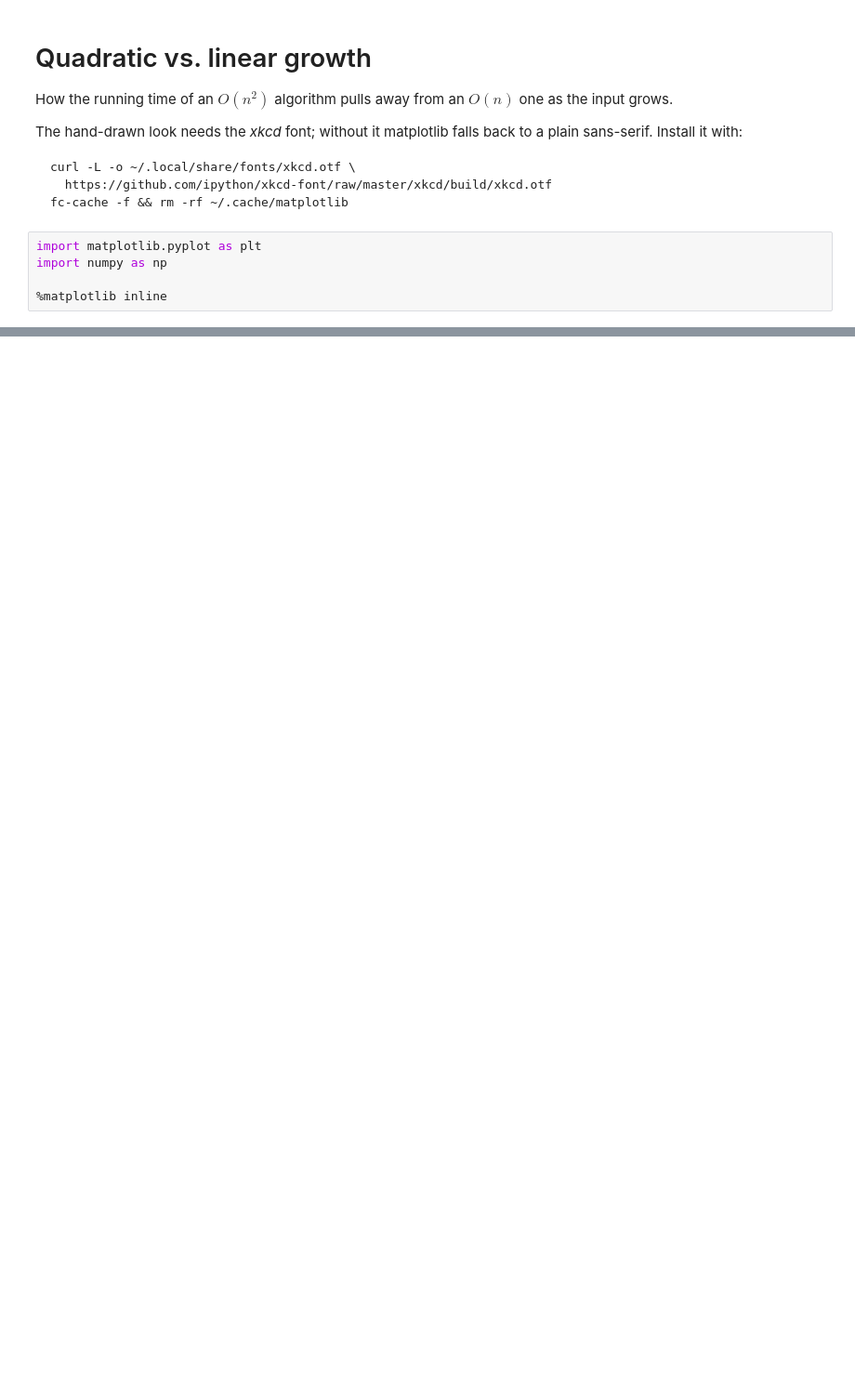
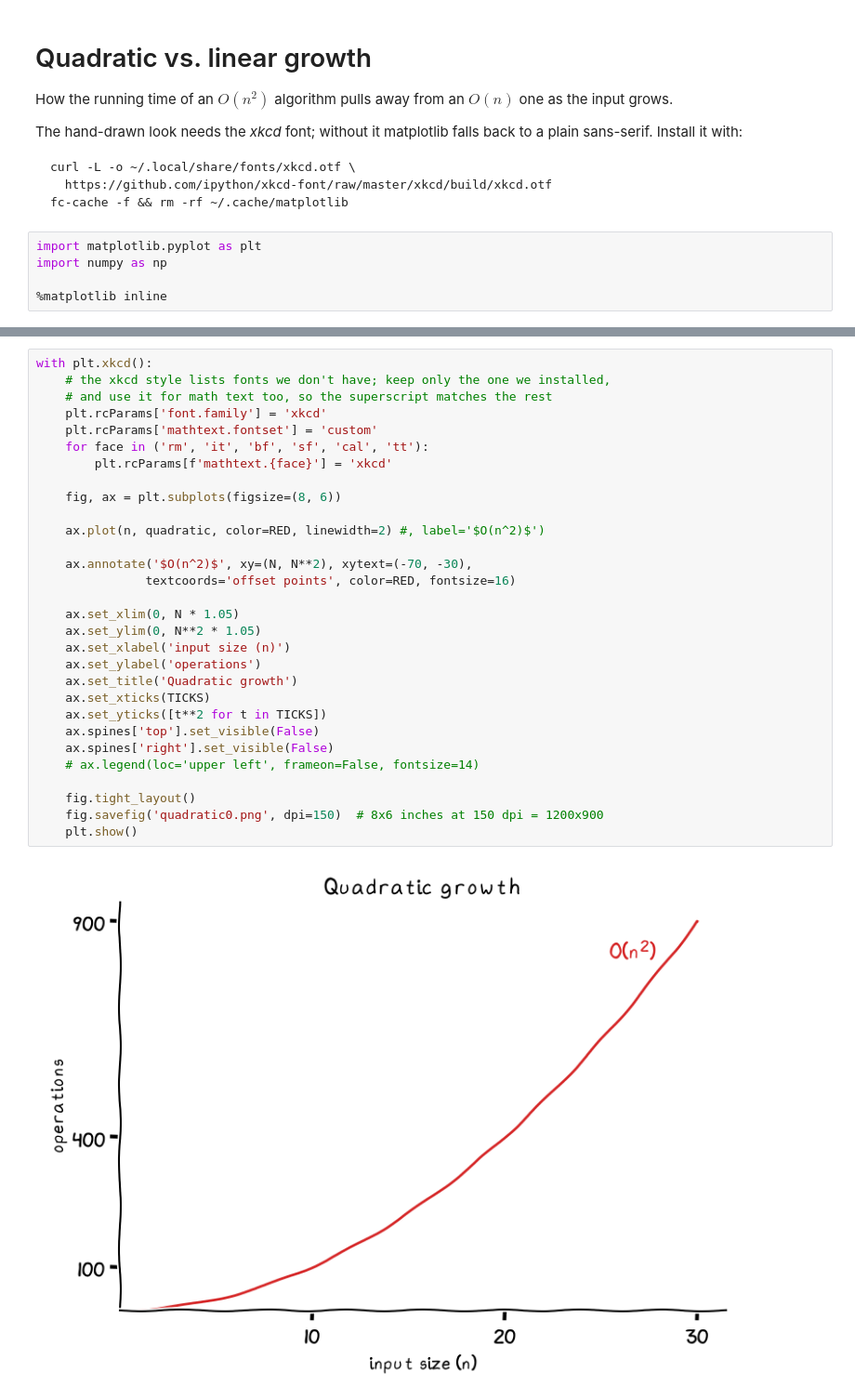
Before and after one commit to ramalho/sets-in-go, a Jupyter notebook: references/quadratic/quadratic.ipynb, the cells around one changed output, grey strips where cells are left out. Shown at 93% size. Cells and saved outputs as stored; diff of their text form; blank space fills up the shorter version.

```diff
--- a/references/quadratic/quadratic.ipynb
+++ b/references/quadratic/quadratic.ipynb
@@ -60,0 +63,32 @@ with plt.xkcd():
+# %%
+with plt.xkcd():
+    # the xkcd style lists fonts we don't have; keep only the one we installed,
+    # and use it for math text too, so the superscript matches the rest
+    plt.rcParams['font.family'] = 'xkcd'
+    plt.rcParams['mathtext.fontset'] = 'custom'
+    for face in ('rm', 'it', 'bf', 'sf', 'cal', 'tt'):
+        plt.rcParams[f'mathtext.{face}'] = 'xkcd'
+
+    fig, ax = plt.subplots(figsize=(8, 6))
+
+    ax.plot(n, quadratic, color=RED, linewidth=2) #, label='$O(n^2)$')
+
+    ax.annotate('$O(n^2)$', xy=(N, N**2), xytext=(-70, -30),
+               textcoords='offset points', color=RED, fontsize=16)
+
+    ax.set_xlim(0, N * 1.05)
+    ax.set_ylim(0, N**2 * 1.05)
+    ax.set_xlabel('input size (n)')
+    ax.set_ylabel('operations')
+    ax.set_title('Quadratic growth')
+    ax.set_xticks(TICKS)
+    ax.set_yticks([t**2 for t in TICKS])
+    ax.spines['top'].set_visible(False)
+    ax.spines['right'].set_visible(False)
+    # ax.legend(loc='upper left', frameon=False, fontsize=14)
+
+    fig.tight_layout()
+    fig.savefig('quadratic0.png', dpi=150)  # 8x6 inches at 150 dpi = 1200x900
+    plt.show()
+# %% [output]
+[figure, added]
```
Also changed, not shown: parts of 2 cells of this notebook, 2 other files.
